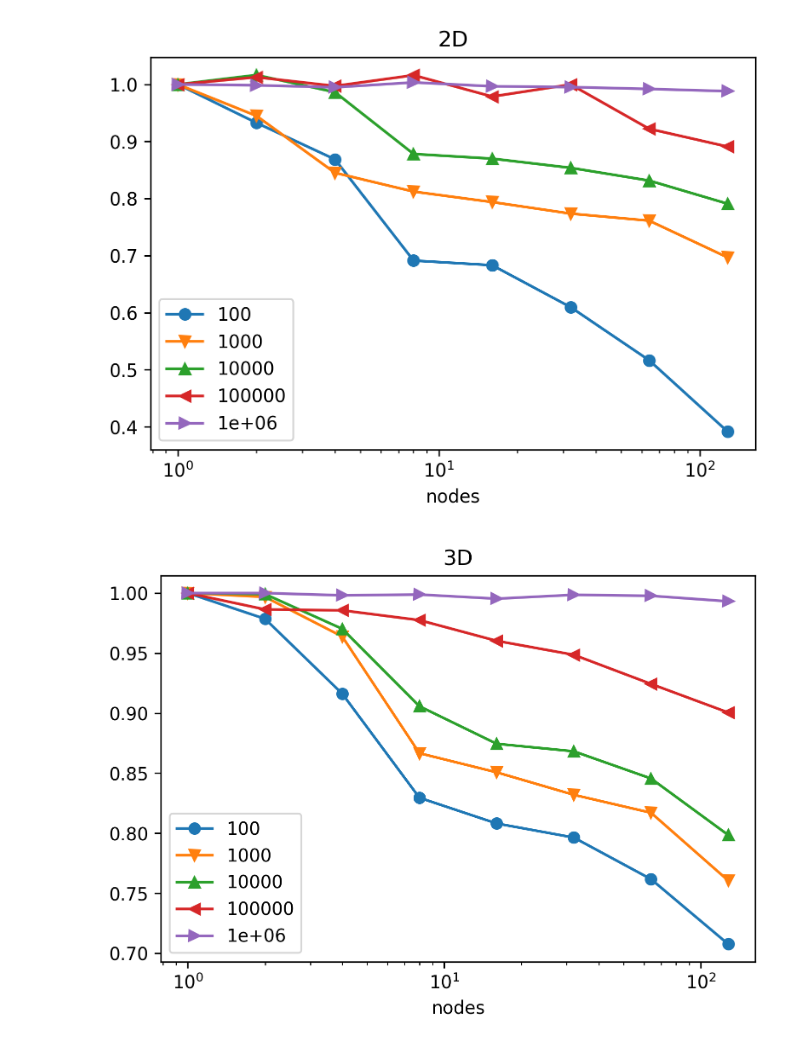
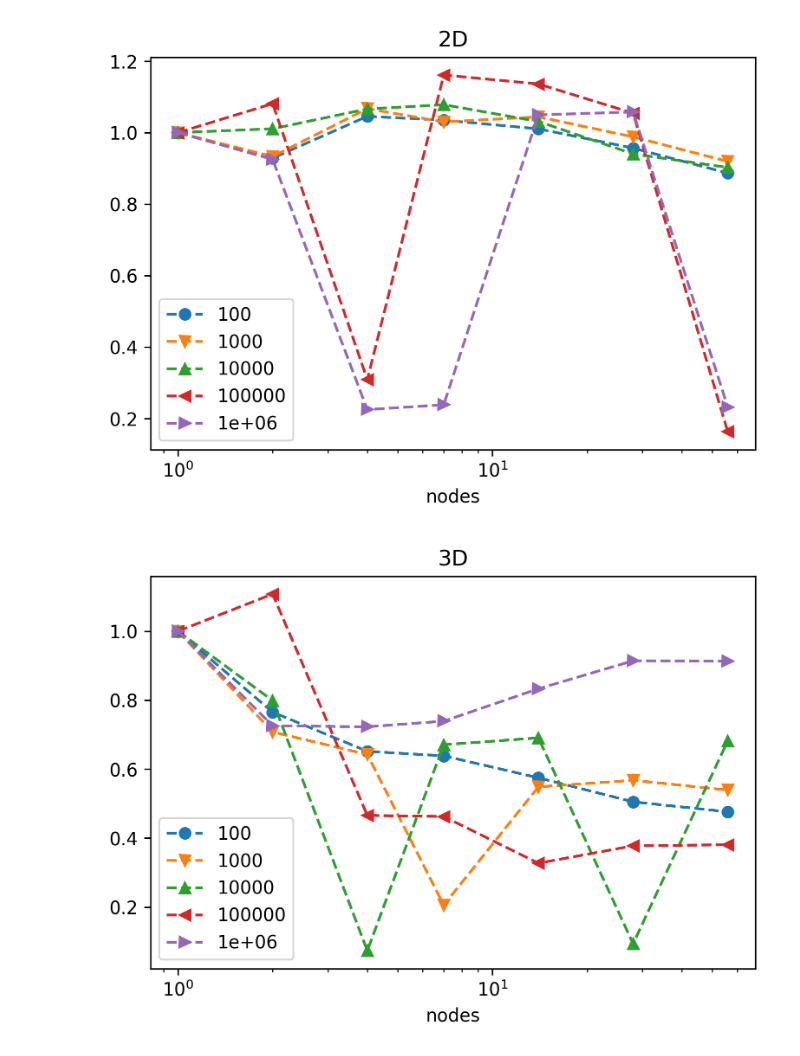
Before and after one commit to MarcelKoch/data-analysis, a Jupyter notebook: distributed-scaling/testing.ipynb, the cells around one changed output. Drawn from its saved outputs; the diff is of its cells as text; code cells hidden in the pictures.

```diff
--- a/distributed-scaling/testing.ipynb
+++ b/distributed-scaling/testing.ipynb
@@ -55,14 +55,14 @@ piv
 # %%
 for dim in piv.columns.levels[0]:
     _df = piv[dim]
     fig, ax = plt.subplots(dpi=300)
     for gc in piv.columns.levels[1]:
-        if gc == "optimal":
+        if gc == "stencil":
             ax.set_prop_cycle(default_cycler if gc == "optimal" else dashed_cylcer)
             ax.set_title(f"{dim}D")
             _df[gc].apply(lambda s: s[1] / s).plot(ax=ax, legend=False, logx=True)
             ax.legend([f"{n:g}" for n in piv.columns.levels[2]])
-    fig.savefig(f"{root_path}/img/{dim}d.png")
+    #fig.savefig(f"{root_path}/img/{dim}d.png")
 # %% [output]
-[figure, old version]
+[figure, new version]
-[figure, old version]
+[figure, new version]
```
Also changed, not shown: parts of 3 cells of this notebook, 3 other files.
